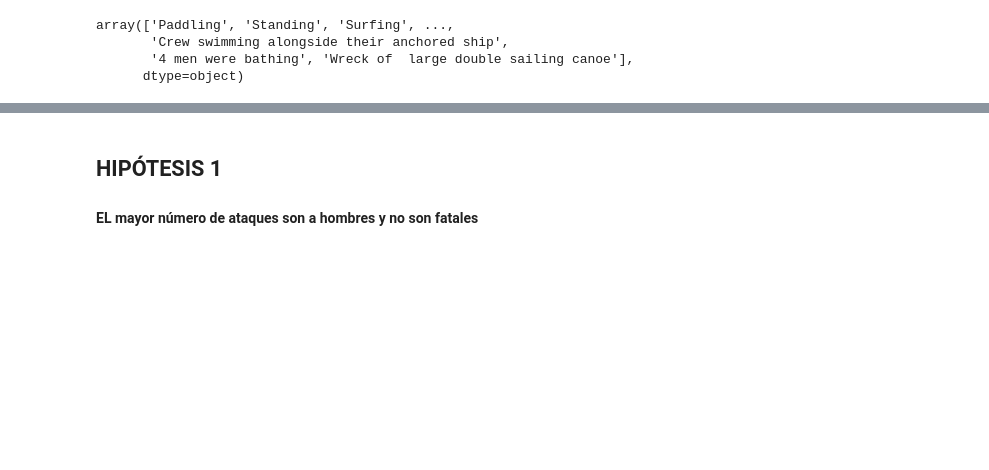
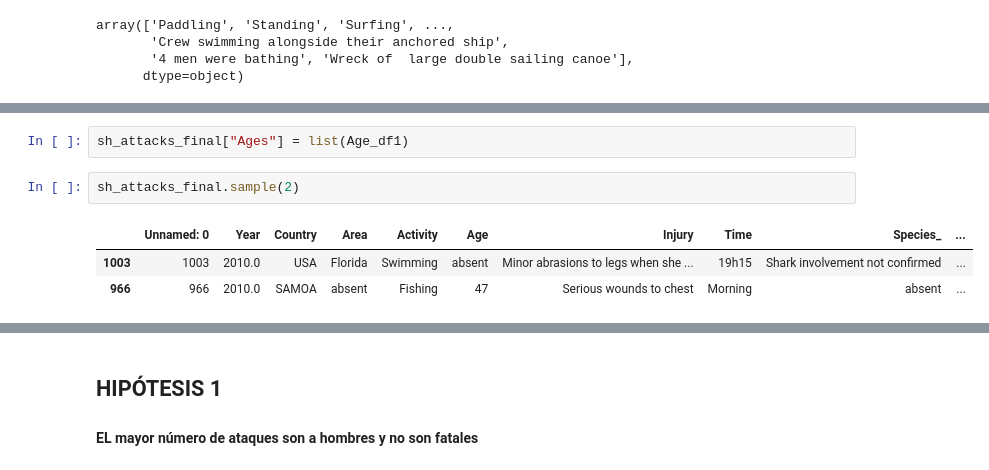
Before and after one commit to jaimecabanyes/Data-cleaning-pandas, a Jupyter notebook: Untitled1.ipynb, the cells around one changed output, grey strips where cells are left out. Saved outputs shown, nothing was run; the diff lists cells and outputs as text; blank space fills up the shorter version.

```diff
--- a/Untitled1.ipynb
+++ b/Untitled1.ipynb
@@ -86,0 +130,8 @@ array(['Paddling', 'Standing', 'Surfing', ...,
+# %%
+sh_attacks_final["Ages"] = list(Age_df1)
+# %%
+sh_attacks_final.sample(2)
+# %% [output]
+|  | Unnamed: 0 | Year | Country | Area | Activity | Age | Injury | Time | Species_ | ... |
+| 1003 | 1003 | 2010.0 | USA | Florida | Swimming | absent | Minor abrasions to legs when she ... | 19h15 | Shark involvement not confirmed | ... |
+| 966 | 966 | 2010.0 | SAMOA | absent | Fishing | 47 | Serious wounds to chest | Morning | absent | ... |
```
Also changed, not shown: parts of 18 cells of this notebook.
